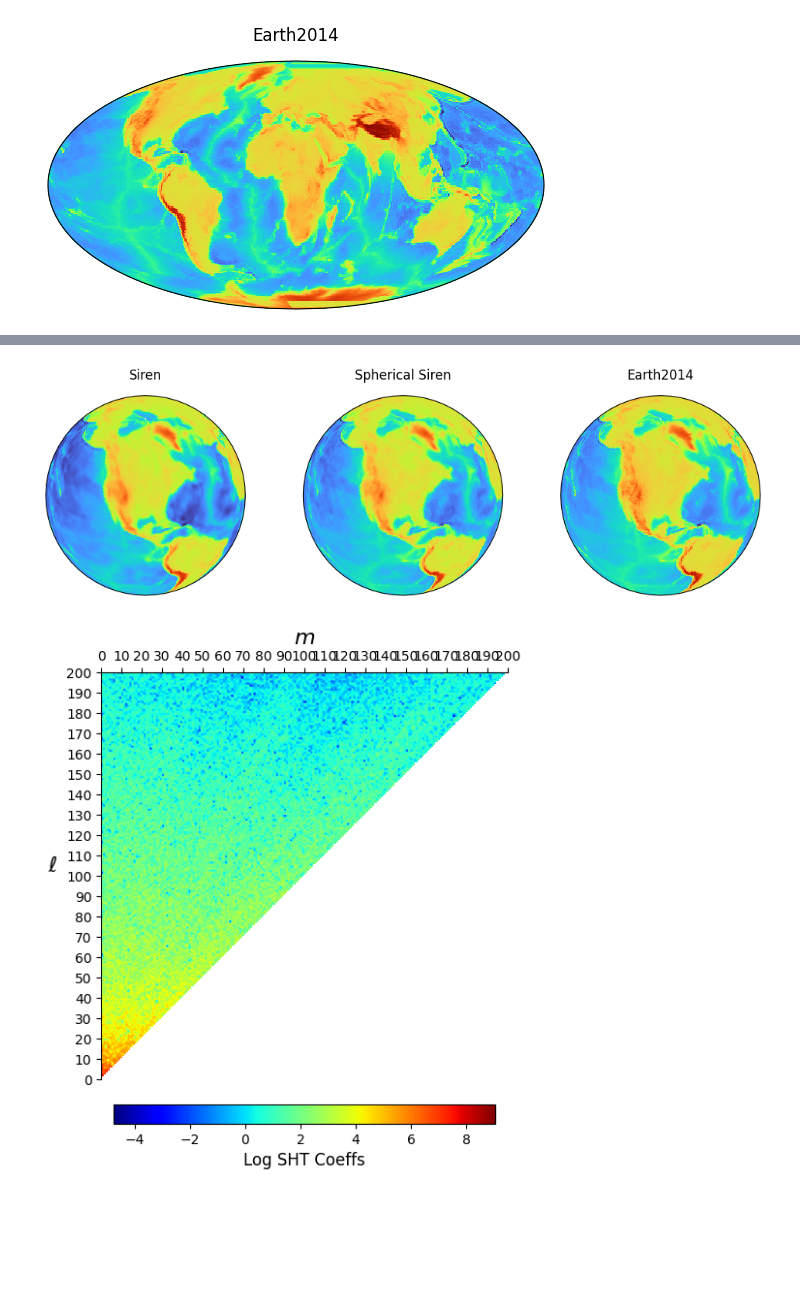
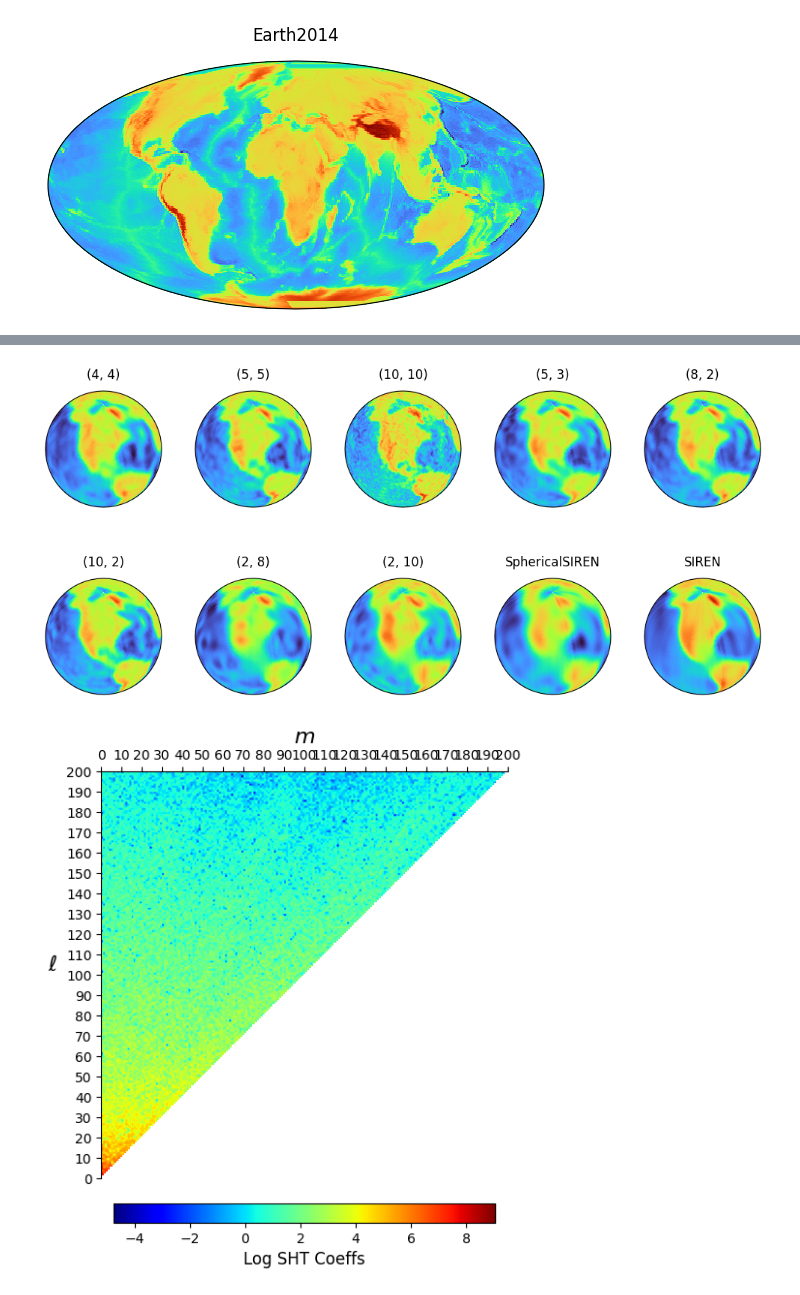
Before and after one commit to TheoHanon/TFE, a Jupyter notebook: Experiences/SAMPTA/spectrum_expansion/earth.ipynb, the cells around one changed output, grey strips where cells are left out. Drawn from its saved outputs; the diff is of its cells as text; code cells hidden in the pictures; blank space fills up the shorter version.

```diff
--- a/Experiences/SAMPTA/spectrum_expansion/earth.ipynb
+++ b/Experiences/SAMPTA/spectrum_expansion/earth.ipynb
@@ -68,0 +37,4 @@ Expansion =  450
+# %%
+activation_degrees = [(4, 4), (5, 5), (10, 10), (5, 3), (8, 2), (10, 2), (2, 8), (2, 10)]
+dict_losses = {}
+dict_predictions = {}
@@ -69,11 +88,25 @@ Expansion =  450
 # %%
-loss_train_siren = train(
+siren = SIREN(
+
+    in_features=2,
+    hidden_features=100,
+    n_hidden_layers=5,
+    out_features=1,
+    first_omega_0=5.0,
+    hidden_omega=5.0,
+
+)
+
+dict_losses["SIREN"] = train(
+    model = siren,
     x = X,
     y = y,
-    model = siren,
-    epochs = 1000,
-    batch_size = 2048,
+    epochs = 1,#000,
+    batch_size=2048,
     optimizer = torch.optim.AdamW(siren.parameters(), lr=1e-3),
-    loss_fn= torch.nn.MSELoss(),
-)
+    loss_fn= torch.nn.MSELoss())
+
+
+pred = siren(X).detach().numpy().reshape(nlat, nlon)
+dict_predictions["SIREN"] = scaler.inverse_transform(pred)
 # %% [output]
@@ -88,7 +113,0 @@ plot_losses({
-# %%
-pred_sh = sh_siren(X).detach().numpy().reshape(nlat, nlon)
-pred_sh = scaler.inverse_transform(pred_sh)
-
-
-pred = siren(X).detach().numpy().reshape(nlat, nlon)
-pred = scaler.inverse_transform(pred)
@@ -95,14 +118,14 @@ pred = scaler.inverse_transform(pred)
 # %%
 fig = plt.figure(figsize=(10, 5))
-subfigs = fig.subfigures(1, 3)
+subfigs = fig.subfigures(2, 5)
+subfigs = subfigs.flatten()
 
-plot_sphere(pred, cmap = "turbo", title = "Siren", central_latitude=40, central_longitude=-90, fig=subfigs[0])
-plot_sphere(pred_sh, cmap = "turbo", title = "Spherical Siren", central_latitude=40, central_longitude=-90, fig=subfigs[1])
-plot_sphere(world_map, cmap = "turbo", title = "Earth2014", central_latitude=40, central_longitude=-90, fig=subfigs[2])
+for i, (label, pred) in enumerate(dict_predictions.items()):
+    plot_sphere(pred, cmap = "turbo", title = label, central_latitude=40, central_longitude=-90, fig=subfigs[i])
 
 plt.show()
 # %% [output]
-[figure, old version]
+[figure, new version]
 # %%
 sht = th.RealSHT(nlat = nlat, nlon = nlon, lmax = L, grid = "legendre-gauss")
 # %%
```
Also changed, not shown: parts of 7 cells of this notebook, 1 other file.
